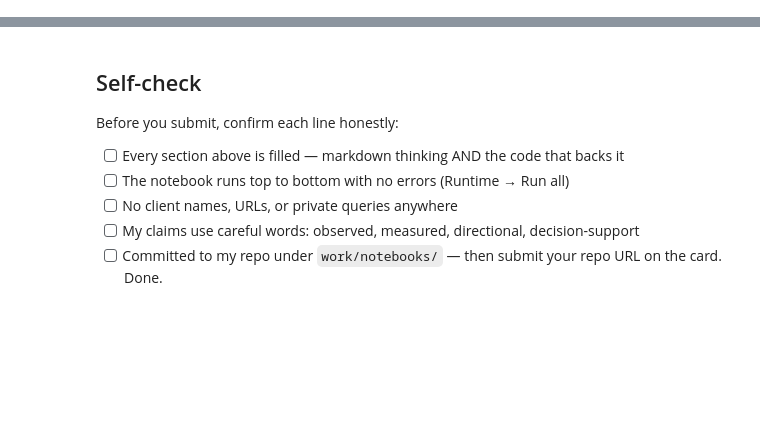
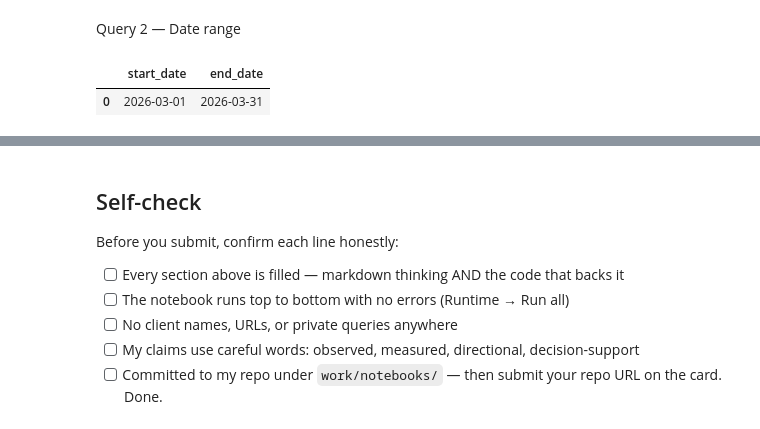
Before and after one commit to ShamirAli55/flyrank-internship, a Jupyter notebook: work/notebooks/w03_data_contract.ipynb, the cells around one changed output, grey strips where cells are left out. Cells and saved outputs as stored; diff of their text form; code cells hidden in the pictures; blank space fills up the shorter version.

```diff
--- a/work/notebooks/w03_data_contract.ipynb
+++ b/work/notebooks/w03_data_contract.ipynb
@@ -33,0 +139,15 @@ This skeleton is yours to fill. Work the sections **in order** — each one has
+# %% [markdown]
+Query 2 — Date range
+# %%
+date_range = con.sql(f"""
+SELECT
+MIN(report_date) AS start_date,
+MAX(report_date) AS end_date
+FROM {TABLES['fact_daily']}
+WHERE month='2026-03'
+""").df()
+
+date_range
+# %% [output]
+|  | start_date | end_date |
+| 0 | 2026-03-01 | 2026-03-31 |
```
Also changed, not shown: parts of 16 cells of this notebook.
